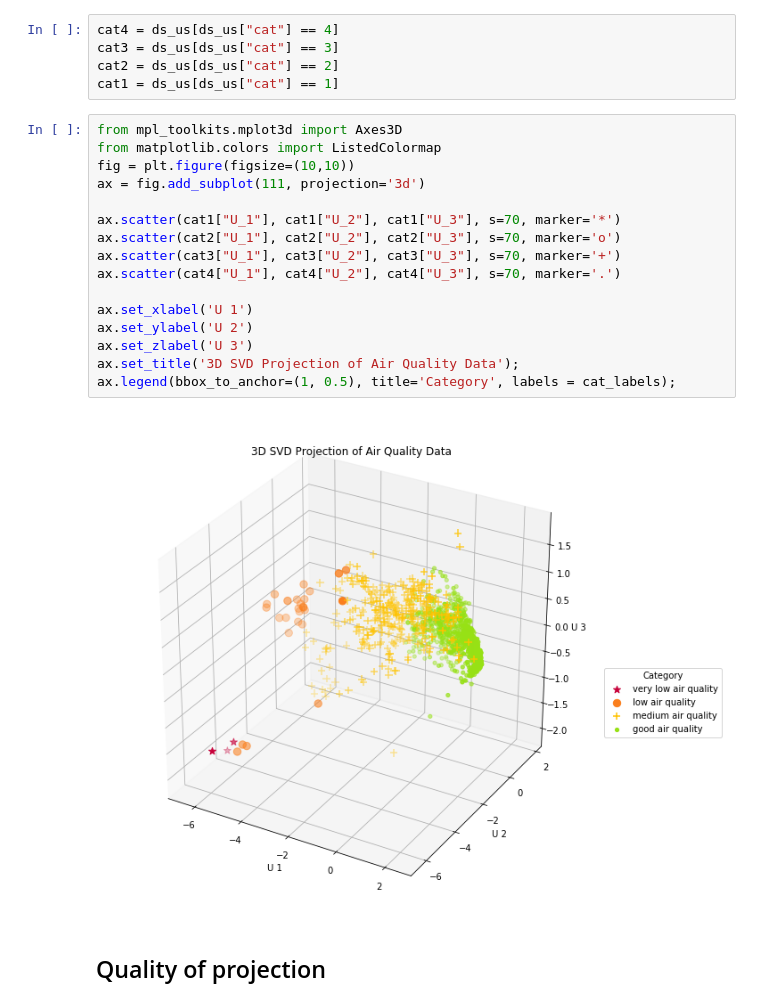
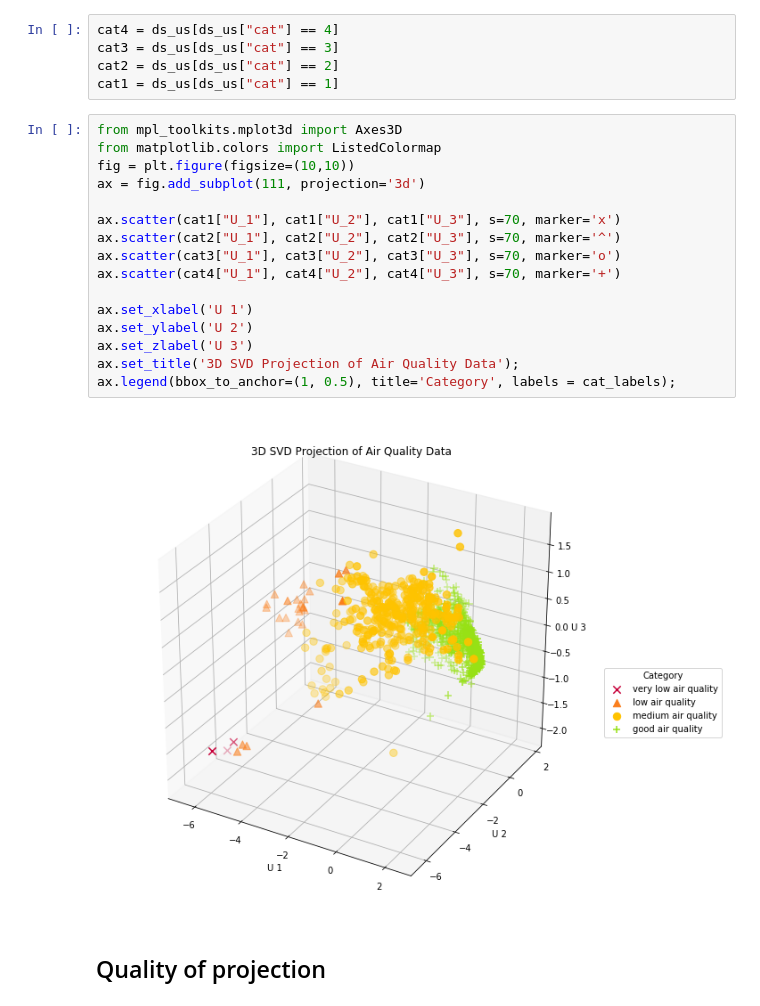
Before and after one commit to oranium/datamining, a Jupyter notebook: PAD_Project_SVD.ipynb, the cells around one changed output. Saved outputs shown, nothing was run; the diff lists cells and outputs as text.

```diff
--- a/PAD_Project_SVD.ipynb
+++ b/PAD_Project_SVD.ipynb
@@ -186,21 +186,21 @@ cat1 = ds_us[ds_us["cat"] == 1]
 # %%
 from mpl_toolkits.mplot3d import Axes3D
 from matplotlib.colors import ListedColormap
 fig = plt.figure(figsize=(10,10))
 ax = fig.add_subplot(111, projection='3d')
 
-ax.scatter(cat1["U_1"], cat1["U_2"], cat1["U_3"], s=70, marker='*')
-ax.scatter(cat2["U_1"], cat2["U_2"], cat2["U_3"], s=70, marker='o')
-ax.scatter(cat3["U_1"], cat3["U_2"], cat3["U_3"], s=70, marker='+')
-ax.scatter(cat4["U_1"], cat4["U_2"], cat4["U_3"], s=70, marker='.')
+ax.scatter(cat1["U_1"], cat1["U_2"], cat1["U_3"], s=70, marker='x')
+ax.scatter(cat2["U_1"], cat2["U_2"], cat2["U_3"], s=70, marker='^')
+ax.scatter(cat3["U_1"], cat3["U_2"], cat3["U_3"], s=70, marker='o')
+ax.scatter(cat4["U_1"], cat4["U_2"], cat4["U_3"], s=70, marker='+')
 
 ax.set_xlabel('U 1')
 ax.set_ylabel('U 2')
 ax.set_zlabel('U 3')
 ax.set_title('3D SVD Projection of Air Quality Data');
 ax.legend(bbox_to_anchor=(1, 0.5), title='Category', labels = cat_labels);
 # %% [output]
-[figure, old version]
+[figure, new version]
 # %% [markdown]
 ## Quality of projection
 # %%
```
Also changed, not shown: parts of 9 cells of this notebook.
